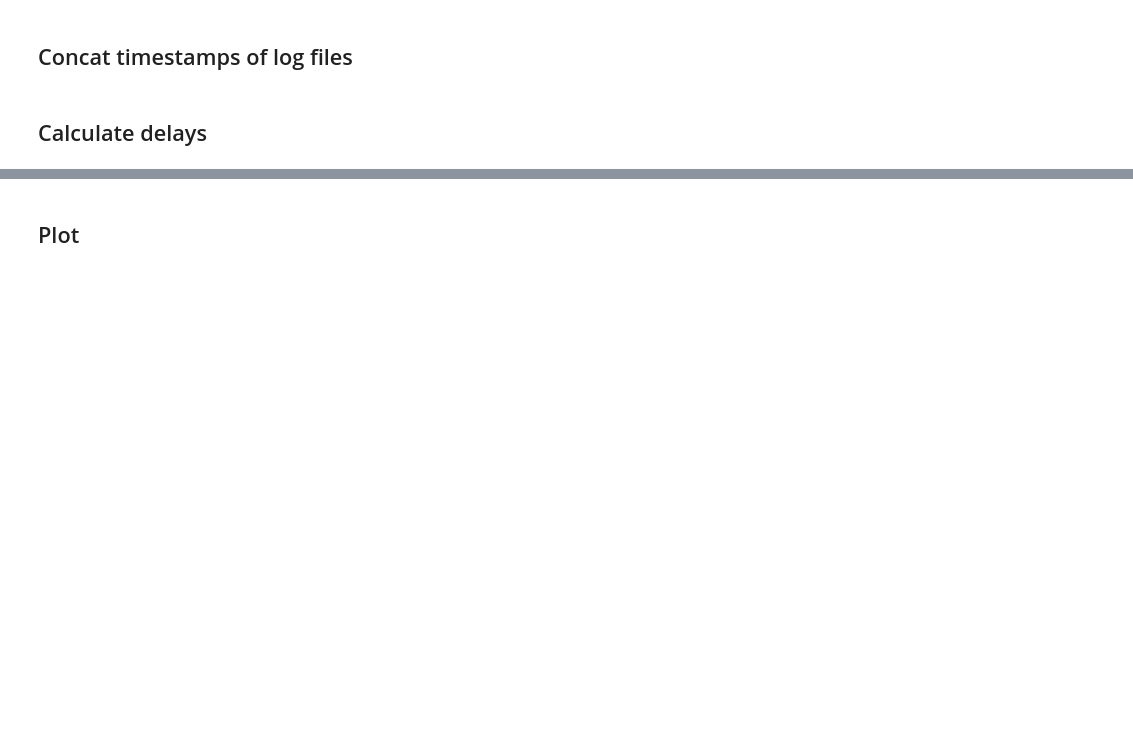
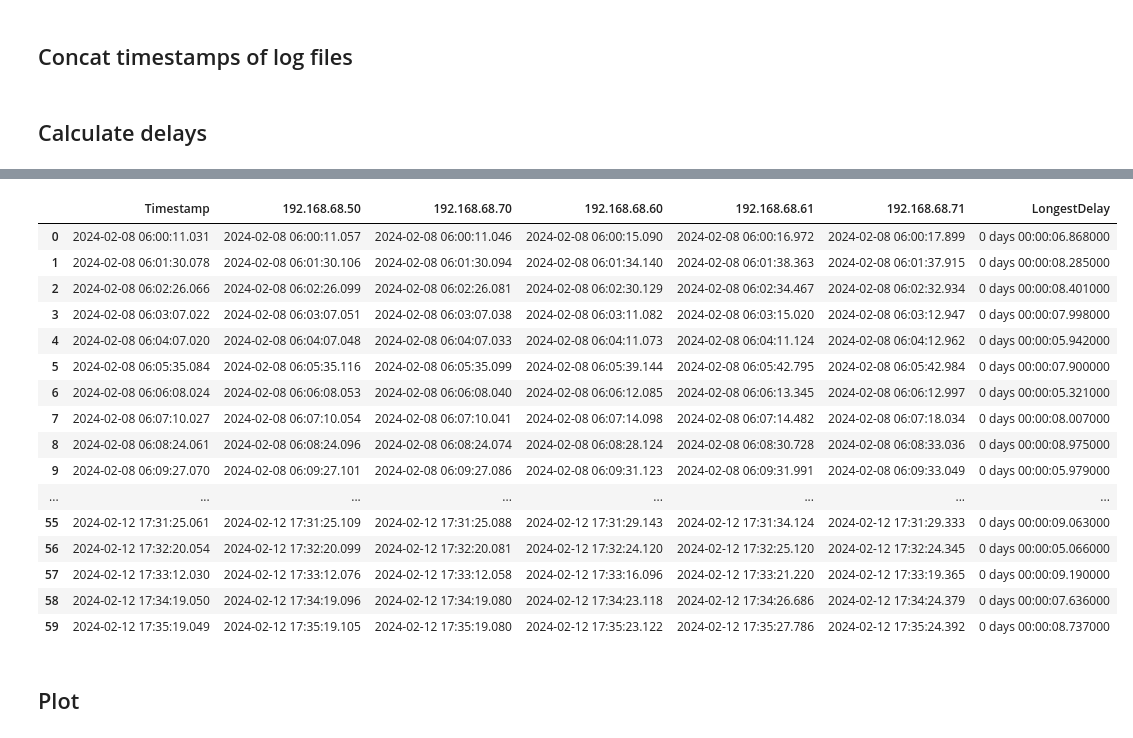
Before and after one commit to jku-lit-scsl/ecs-demo, a Jupyter notebook: evaluation/viability/data_cleaning/eval_viability.ipynb, the cells around one changed output, grey strips where cells are left out. Cells and saved outputs as stored; diff of their text form; code cells hidden in the pictures; blank space fills up the shorter version.

```diff
--- a/evaluation/viability/data_cleaning/eval_viability.ipynb
+++ b/evaluation/viability/data_cleaning/eval_viability.ipynb
@@ -223,3 +216,3 @@ Error: df has less than 20 rows for fog_01\r3: length is 18
 # %%
-dfs_to_plot
+dfs_to_plot['ed_02']
 # %% [output]
@@ -243,3 +219,20 @@ dfs_to_plot
+|  | Timestamp | 192.168.68.50 | 192.168.68.70 | 192.168.68.60 | 192.168.68.61 | 192.168.68.71 | LongestDelay |
+| 0 | 2024-02-08 06:00:11.031 | 2024-02-08 06:00:11.057 | 2024-02-08 06:00:11.046 | 2024-02-08 06:00:15.090 | 2024-02-08 06:00:16.972 | 2024-02-08 06:00:17.899 | 0 days 00:00:06.868000 |
+| 1 | 2024-02-08 06:01:30.078 | 2024-02-08 06:01:30.106 | 2024-02-08 06:01:30.094 | 2024-02-08 06:01:34.140 | 2024-02-08 06:01:38.363 | 2024-02-08 06:01:37.915 | 0 days 00:00:08.285000 |
+| 2 | 2024-02-08 06:02:26.066 | 2024-02-08 06:02:26.099 | 2024-02-08 06:02:26.081 | 2024-02-08 06:02:30.129 | 2024-02-08 06:02:34.467 | 2024-02-08 06:02:32.934 | 0 days 00:00:08.401000 |
+| 3 | 2024-02-08 06:03:07.022 | 2024-02-08 06:03:07.051 | 2024-02-08 06:03:07.038 | 2024-02-08 06:03:11.082 | 2024-02-08 06:03:15.020 | 2024-02-08 06:03:12.947 | 0 days 00:00:07.998000 |
+| 4 | 2024-02-08 06:04:07.020 | 2024-02-08 06:04:07.048 | 2024-02-08 06:04:07.033 | 2024-02-08 06:04:11.073 | 2024-02-08 06:04:11.124 | 2024-02-08 06:04:12.962 | 0 days 00:00:05.942000 |
+| 5 | 2024-02-08 06:05:35.084 | 2024-02-08 06:05:35.116 | 2024-02-08 06:05:35.099 | 2024-02-08 06:05:39.144 | 2024-02-08 06:05:42.795 | 2024-02-08 06:05:42.984 | 0 days 00:00:07.900000 |
+| 6 | 2024-02-08 06:06:08.024 | 2024-02-08 06:06:08.053 | 2024-02-08 06:06:08.040 | 2024-02-08 06:06:12.085 | 2024-02-08 06:06:13.345 | 2024-02-08 06:06:12.997 | 0 days 00:00:05.321000 |
+| 7 | 2024-02-08 06:07:10.027 | 2024-02-08 06:07:10.054 | 2024-02-08 06:07:10.041 | 2024-02-08 06:07:14.098 | 2024-02-08 06:07:14.482 | 2024-02-08 06:07:18.034 | 0 days 00:00:08.007000 |
+| 8 | 2024-02-08 06:08:24.061 | 2024-02-08 06:08:24.096 | 2024-02-08 06:08:24.074 | 2024-02-08 06:08:28.124 | 2024-02-08 06:08:30.728 | 2024-02-08 06:08:33.036 | 0 days 00:00:08.975000 |
+| 9 | 2024-02-08 06:09:27.070 | 2024-02-08 06:09:27.101 | 2024-02-08 06:09:27.086 | 2024-02-08 06:09:31.123 | 2024-02-08 06:09:31.991 | 2024-02-08 06:09:33.049 | 0 days 00:00:05.979000 |
+| ... | ... | ... | ... | ... | ... | ... | ... |
+| 55 | 2024-02-12 17:31:25.061 | 2024-02-12 17:31:25.109 | 2024-02-12 17:31:25.088 | 2024-02-12 17:31:29.143 | 2024-02-12 17:31:34.124 | 2024-02-12 17:31:29.333 | 0 days 00:00:09.063000 |
+| 56 | 2024-02-12 17:32:20.054 | 2024-02-12 17:32:20.099 | 2024-02-12 17:32:20.081 | 2024-02-12 17:32:24.120 | 2024-02-12 17:32:25.120 | 2024-02-12 17:32:24.345 | 0 days 00:00:05.066000 |
+| 57 | 2024-02-12 17:33:12.030 | 2024-02-12 17:33:12.076 | 2024-02-12 17:33:12.058 | 2024-02-12 17:33:16.096 | 2024-02-12 17:33:21.220 | 2024-02-12 17:33:19.365 | 0 days 00:00:09.190000 |
+| 58 | 2024-02-12 17:34:19.050 | 2024-02-12 17:34:19.096 | 2024-02-12 17:34:19.080 | 2024-02-12 17:34:23.118 | 2024-02-12 17:34:26.686 | 2024-02-12 17:34:24.379 | 0 days 00:00:07.636000 |
+| 59 | 2024-02-12 17:35:19.049 | 2024-02-12 17:35:19.105 | 2024-02-12 17:35:19.080 | 2024-02-12 17:35:23.122 | 2024-02-12 17:35:27.786 | 2024-02-12 17:35:24.392 | 0 days 00:00:08.737000 |
 # %% [markdown]
 ## Plot
 # %%
```
Also changed, not shown: parts of 6 cells of this notebook.
